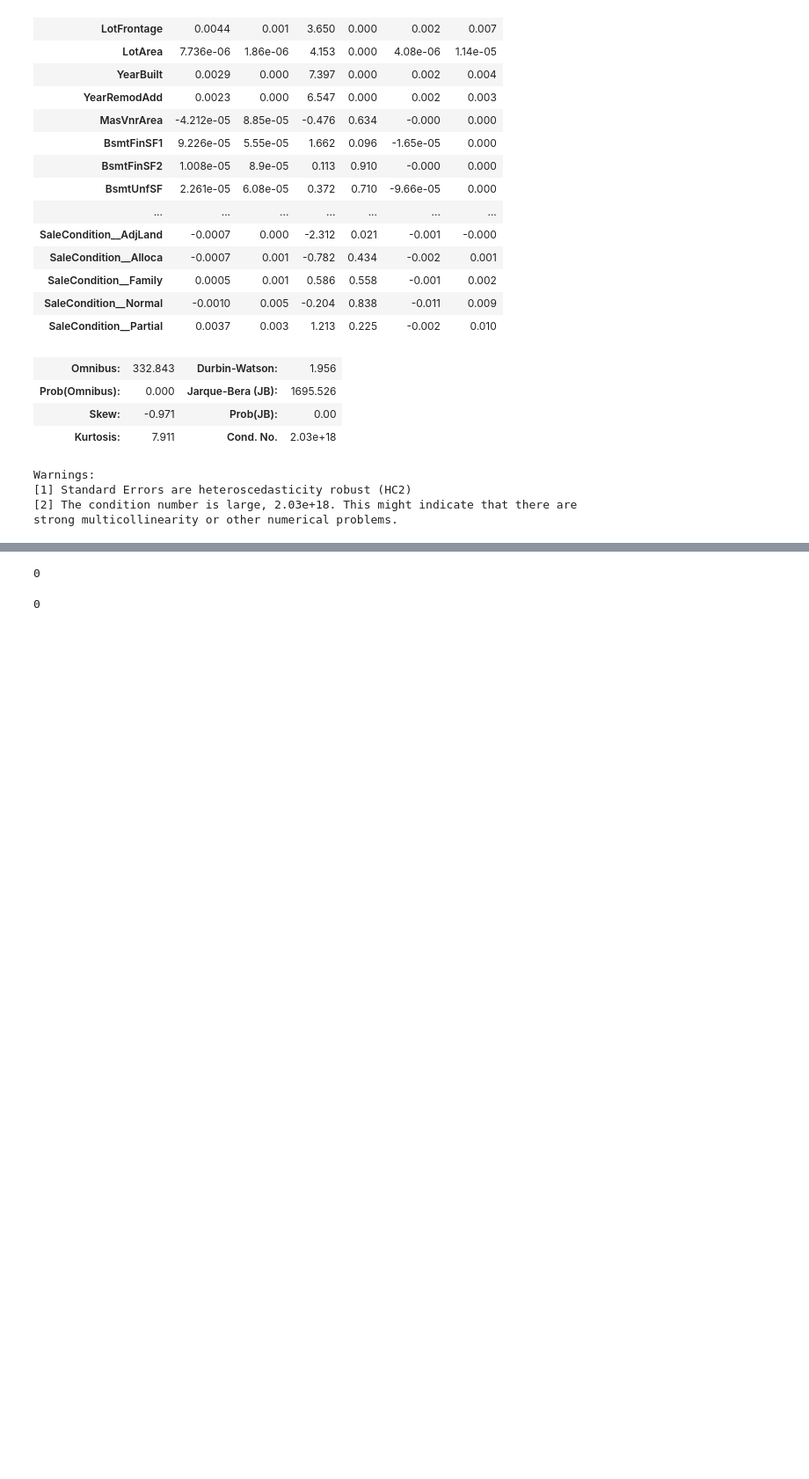
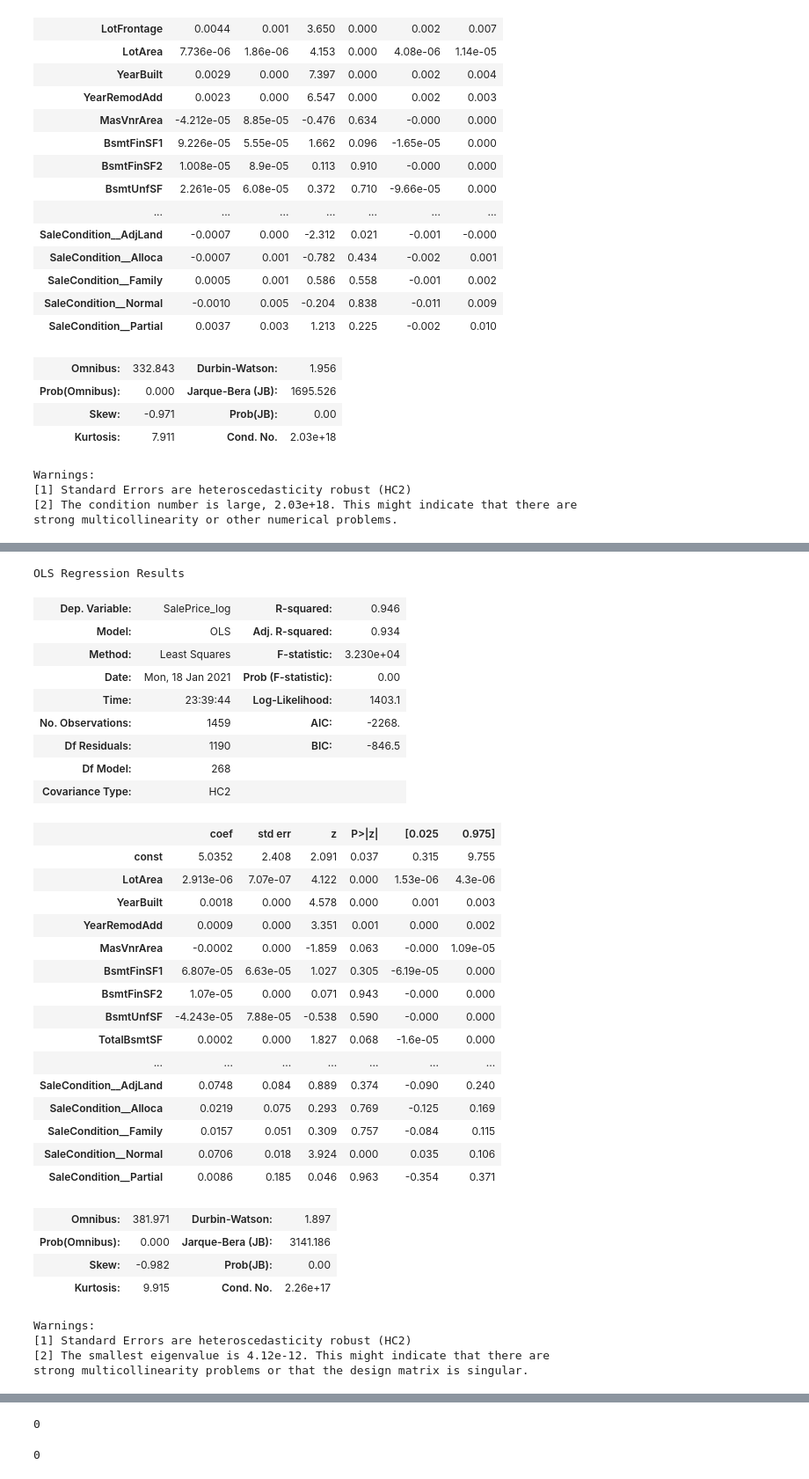
Before and after one commit to cb-ds-1/m3-3-engineering-regression, a Jupyter notebook: workshop.ipynb, the cells around one changed output, grey strips where cells are left out. Shown at 88% size. Saved outputs shown, nothing was run; the diff lists cells and outputs as text; code cells hidden in the pictures; blank space fills up the shorter version.

```diff
--- a/workshop.ipynb
+++ b/workshop.ipynb
@@ -982,0 +1097,47 @@ strong multicollinearity or other numerical problems.
+# %%
+pvals_2= pd.DataFrame(est_house_2.pvalues)
+# pvals['pvalue'] = pvals.columns
+pvals_2.columns = ['pvalue']
+# X_dropped = X.drop(pvals[pvals['pvalue'] >= 0.4].index)
+# bye = list(pvals[pvals['pvalue'] >= 0.4].index[1:])
+bye3 = list(pvals_2[pvals_2['pvalue'] > 0.05].index[1:])
+# X_dropped = X.drop(columns=bye)
+X_dropped_3 = X.drop(columns=bye3)
+# %%
+est_house_3=sm.OLS(y, sm.add_constant(X_dropped_3)).fit(cov_type='HC2')
+est_house_3.summary()
+# %% [output]
+OLS Regression Results
+| Dep. Variable: | SalePrice_log | R-squared: | 0.946 |
+| Model: | OLS | Adj. R-squared: | 0.934 |
+| Method: | Least Squares | F-statistic: | 3.230e+04 |
+| Date: | Mon, 18 Jan 2021 | Prob (F-statistic): | 0.00 |
+| Time: | 23:39:44 | Log-Likelihood: | 1403.1 |
+| No. Observations: | 1459 | AIC: | -2268. |
+| Df Residuals: | 1190 | BIC: | -846.5 |
+| Df Model: | 268 |  |  |
+| Covariance Type: | HC2 |  |  |
+|  | coef | std err | z | P>|z| | [0.025 | 0.975] |
+| const | 5.0352 | 2.408 | 2.091 | 0.037 | 0.315 | 9.755 |
+| LotArea | 2.913e-06 | 7.07e-07 | 4.122 | 0.000 | 1.53e-06 | 4.3e-06 |
+| YearBuilt | 0.0018 | 0.000 | 4.578 | 0.000 | 0.001 | 0.003 |
+| YearRemodAdd | 0.0009 | 0.000 | 3.351 | 0.001 | 0.000 | 0.002 |
+| MasVnrArea | -0.0002 | 0.000 | -1.859 | 0.063 | -0.000 | 1.09e-05 |
+| BsmtFinSF1 | 6.807e-05 | 6.63e-05 | 1.027 | 0.305 | -6.19e-05 | 0.000 |
+| BsmtFinSF2 | 1.07e-05 | 0.000 | 0.071 | 0.943 | -0.000 | 0.000 |
+| BsmtUnfSF | -4.243e-05 | 7.88e-05 | -0.538 | 0.590 | -0.000 | 0.000 |
+| TotalBsmtSF | 0.0002 | 0.000 | 1.827 | 0.068 | -1.6e-05 | 0.000 |
+| ... | ... | ... | ... | ... | ... | ... |
+| SaleCondition__AdjLand | 0.0748 | 0.084 | 0.889 | 0.374 | -0.090 | 0.240 |
+| SaleCondition__Alloca | 0.0219 | 0.075 | 0.293 | 0.769 | -0.125 | 0.169 |
+| SaleCondition__Family | 0.0157 | 0.051 | 0.309 | 0.757 | -0.084 | 0.115 |
+| SaleCondition__Normal | 0.0706 | 0.018 | 3.924 | 0.000 | 0.035 | 0.106 |
+| SaleCondition__Partial | 0.0086 | 0.185 | 0.046 | 0.963 | -0.354 | 0.371 |
+| Omnibus: | 381.971 | Durbin-Watson: | 1.897 |
+| Prob(Omnibus): | 0.000 | Jarque-Bera (JB): | 3141.186 |
+| Skew: | -0.982 | Prob(JB): | 0.00 |
+| Kurtosis: | 9.915 | Cond. No. | 2.26e+17 |
+Warnings:
+[1] Standard Errors are heteroscedasticity robust (HC2)
+[2] The smallest eigenvalue is 4.12e-12. This might indicate that there are
+strong multicollinearity problems or that the design matrix is singular.
```
Also changed, not shown: parts of 12 cells of this notebook.
